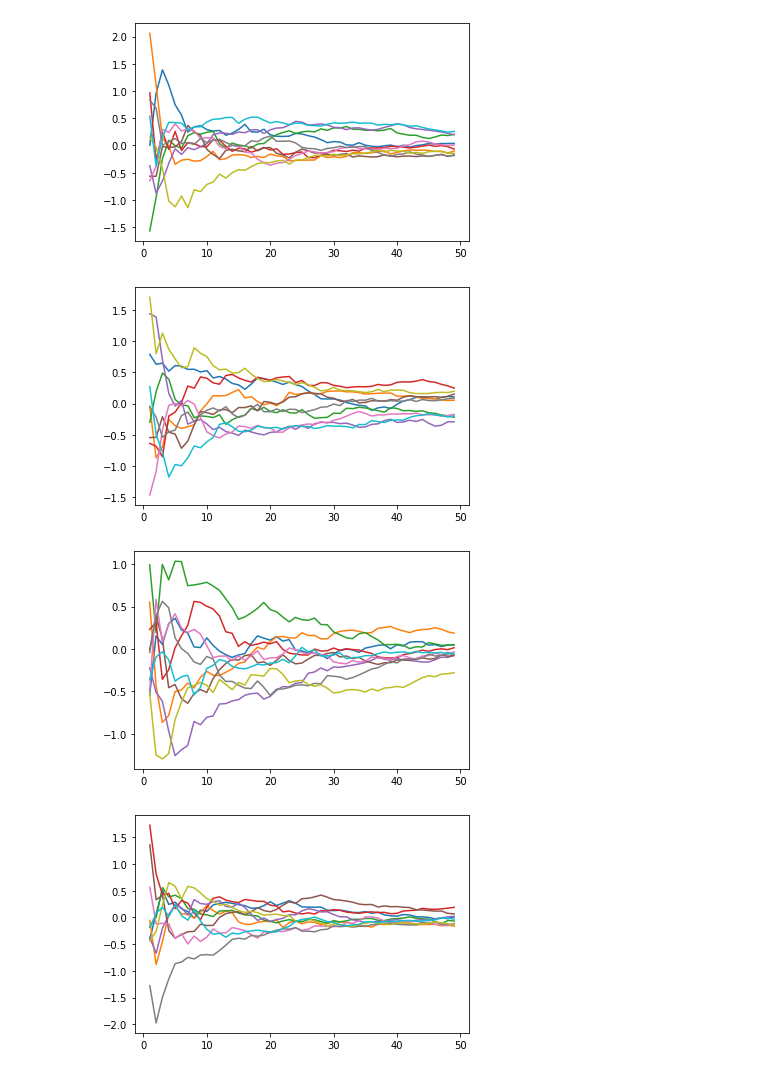
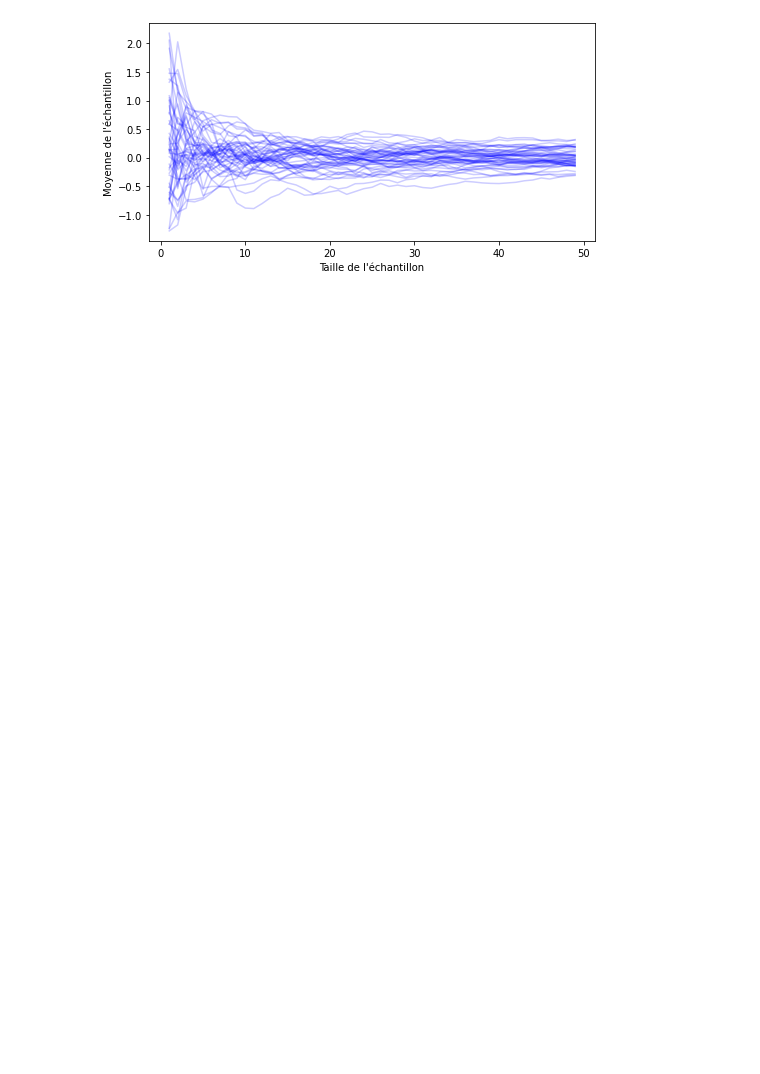
Before and after one commit to nsaunier/CIV8760, a Jupyter notebook: nombre-replications.ipynb, the cells around one changed output. Drawn from its saved outputs; the diff is of its cells as text; code cells hidden in the pictures; blank space fills up the shorter version.

Commit message:
changement mineur de graphique

```diff
--- a/nombre-replications.ipynb
+++ b/nombre-replications.ipynb
@@ -5,15 +5,13 @@ import numpy as np
 from scipy.stats import norm
 # %%
 nEchantillons = 50
-for i in range(4):
-    plt.figure()
-    #plt.subplot(2, 2, i+1)
-    for j in range(10):
-        x = norm().rvs(nEchantillons)
-        plt.plot(list(range(1,nEchantillons)),[np.mean(x[:j]) for j in range(1,nEchantillons)])
-#plt.savefig('nombre-replications-gaussienne.pdf')
+plt.figure(figsize = (8,4))
+for j in range(50):
+    y = norm().rvs(nEchantillons)
+    x = list(range(1,nEchantillons))
+    plt.plot(x,[np.mean(y[:j]) for j in x], 'b', alpha = 0.2)
+plt.xlabel('Taille de l\'échantillon')
+plt.ylabel('Moyenne de l\'échantillon')
+plt.savefig('nombre-replications-gaussienne.pdf')
 # %% [output]
-[figure, old version]
+[figure, new version]
-[figure, removed]
-[figure, removed]
-[figure, removed]
```
